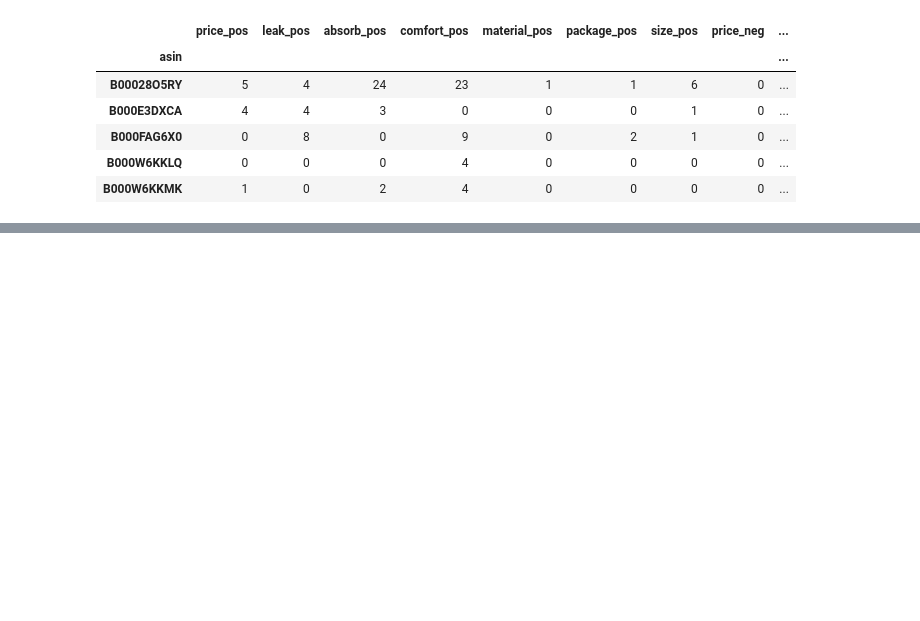
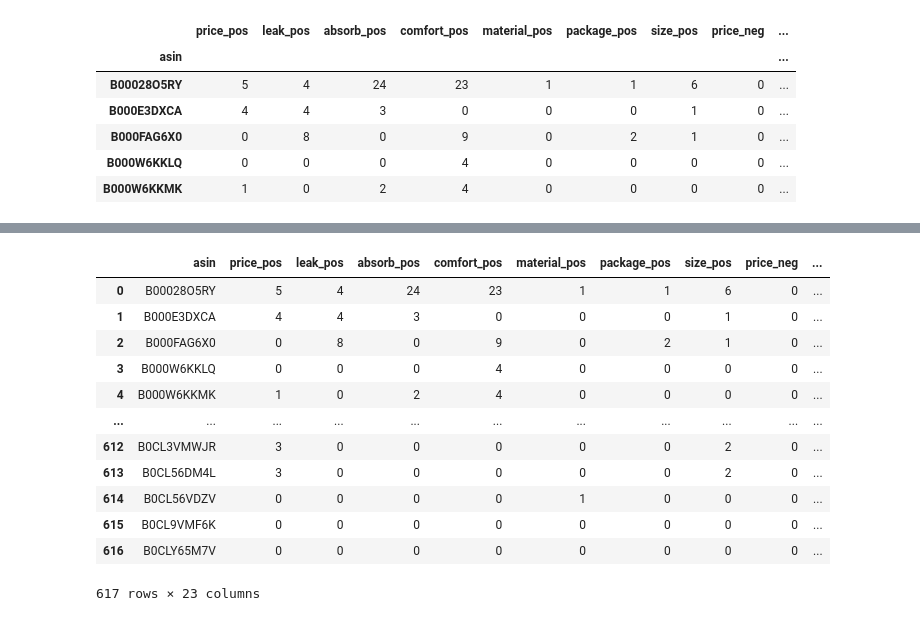
Before and after one commit to mintyfrankie/project-elissa, a Jupyter notebook: nlp/methodology.ipynb, the cells around one changed output, grey strips where cells are left out. Saved outputs shown, nothing was run; the diff lists cells and outputs as text; code cells hidden in the pictures; blank space fills up the shorter version.

```diff
--- a/nlp/methodology.ipynb
+++ b/nlp/methodology.ipynb
@@ -347,0 +400,23 @@ scores.head()
+# %%
+categories = [x.replace("_pos", "") for x in composite.columns if "_pos" in x]
+
+for x in categories:
+    composite[f"{x}_scaled"] = (
+        composite[f"{x}_pos"] - composite[f"{x}_neg"]
+    ) / composite["num_reviews"]
+
+composite
+# %% [output]
+|  | asin | price_pos | leak_pos | absorb_pos | comfort_pos | material_pos | package_pos | size_pos | price_neg | ... |
+| 0 | B00028O5RY | 5 | 4 | 24 | 23 | 1 | 1 | 6 | 0 | ... |
+| 1 | B000E3DXCA | 4 | 4 | 3 | 0 | 0 | 0 | 1 | 0 | ... |
+| 2 | B000FAG6X0 | 0 | 8 | 0 | 9 | 0 | 2 | 1 | 0 | ... |
+| 3 | B000W6KKLQ | 0 | 0 | 0 | 4 | 0 | 0 | 0 | 0 | ... |
+| 4 | B000W6KKMK | 1 | 0 | 2 | 4 | 0 | 0 | 0 | 0 | ... |
+| ... | ... | ... | ... | ... | ... | ... | ... | ... | ... | ... |
+| 612 | B0CL3VMWJR | 3 | 0 | 0 | 0 | 0 | 0 | 2 | 0 | ... |
+| 613 | B0CL56DM4L | 3 | 0 | 0 | 0 | 0 | 0 | 2 | 0 | ... |
+| 614 | B0CL56VDZV | 0 | 0 | 0 | 0 | 1 | 0 | 0 | 0 | ... |
+| 615 | B0CL9VMF6K | 0 | 0 | 0 | 0 | 0 | 0 | 0 | 0 | ... |
+| 616 | B0CLY65M7V | 0 | 0 | 0 | 0 | 0 | 0 | 0 | 0 | ... |
+617 rows × 23 columns
```
Also changed, not shown: parts of 10 cells of this notebook.
